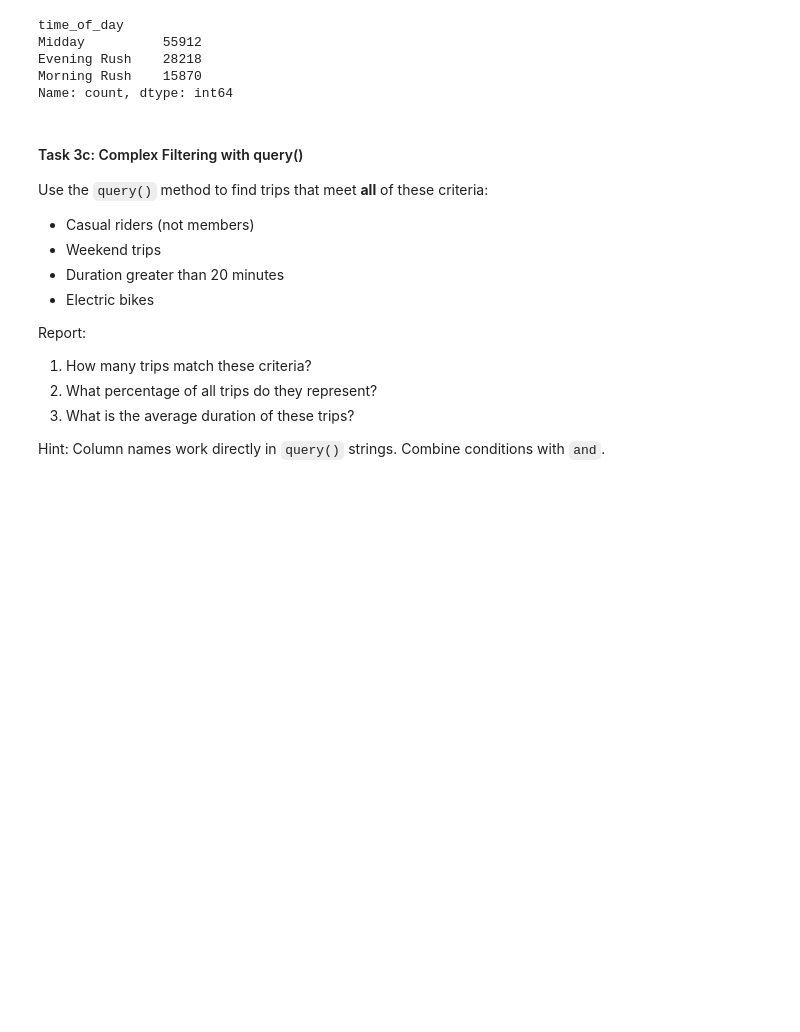
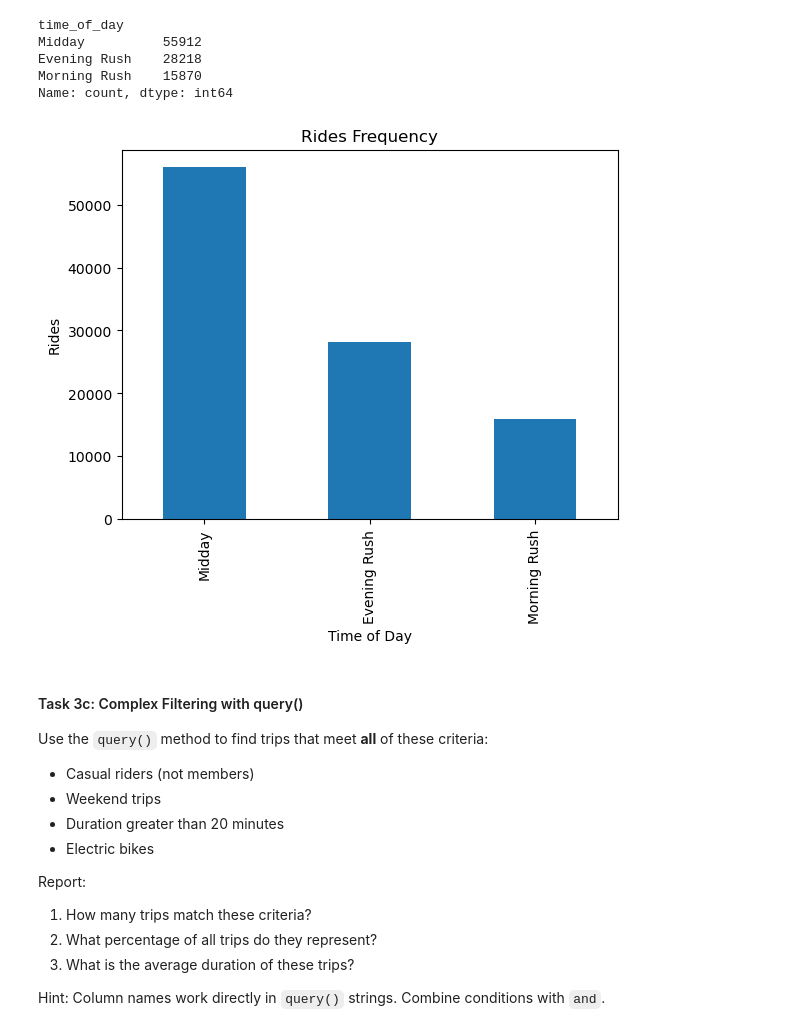
Before and after one commit to mattressdog/py4eda-work, a Jupyter notebook: homework/hw3b_MTR.ipynb, the cells around one changed output. Cells and saved outputs as stored; diff of their text form; code cells hidden in the pictures; blank space fills up the shorter version.

Commit message:
Added bar chart to 3b code

```diff
--- a/homework/hw3b_MTR.ipynb
+++ b/homework/hw3b_MTR.ipynb
@@ -664,6 +664,21 @@ Midday          55912
 Evening Rush    28218
 Morning Rush    15870
 Name: count, dtype: int64
+# %%
+import matplotlib.pyplot as plt
+#for Funzies
+# Get counts
+counts = rides["time_of_day"].value_counts()
+
+# Plot
+counts.plot(kind="bar")
+
+plt.title("Rides Frequency")
+plt.xlabel("Time of Day")
+plt.ylabel("Rides")
+plt.show()
+# %% [output]
+[figure, added]
 # %% [markdown]
 #### Task 3c: Complex Filtering with query()
 
```
